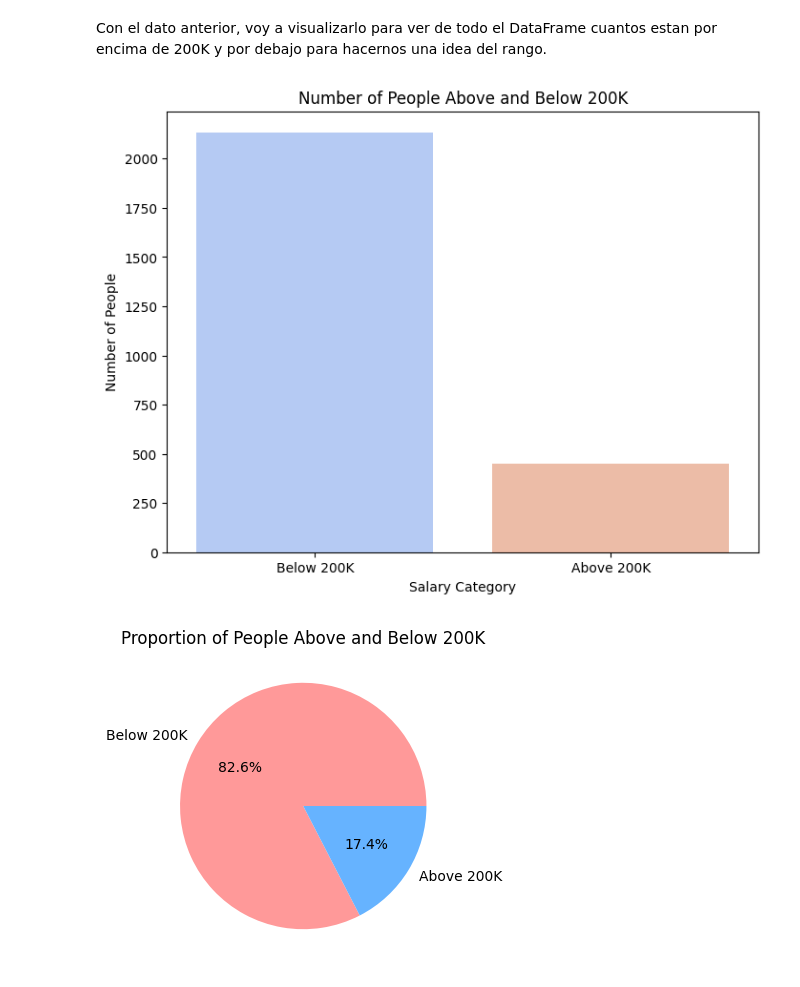
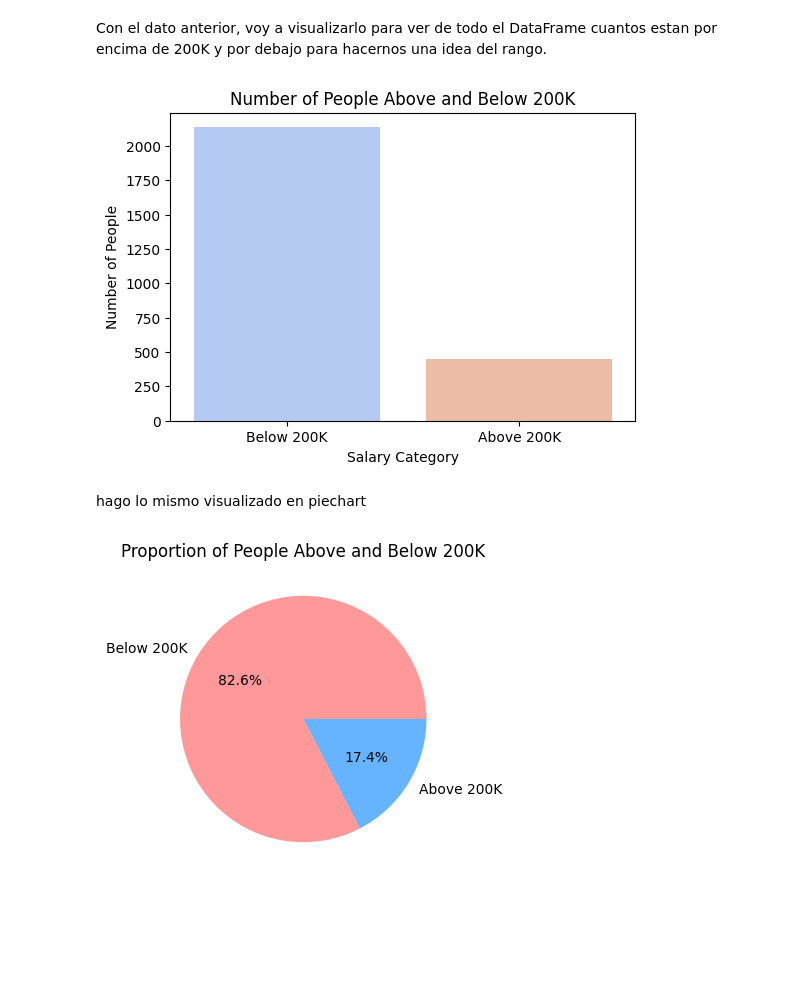
Before and after one commit to liagcaviedes/Data-Analytics-Salaries-Project, a Jupyter notebook: salary_data_ok.ipynb, the cells around one changed output. Drawn from its saved outputs; the diff is of its cells as text; code cells hidden in the pictures; blank space fills up the shorter version.

```diff
--- a/salary_data_ok.ipynb
+++ b/salary_data_ok.ipynb
@@ -348,20 +279,22 @@ Con el dato anterior, voy a visualizarlo para ver de todo el DataFrame cuantos e
 # %%
 # Crear categorías de salarios
 df['salary_category'] = df['salary'].apply(lambda x: 'Above 200K' if x > 200000 else 'Below 200K')
 
 # Contar cuántas personas hay en cada categoría
 salary_count = df['salary_category'].value_counts()
 
 # Crear gráfico de barras
-fig = plt.figure(figsize=(8, 6))
+fig = plt.figure(figsize=(6, 4))
 sns.barplot(x=salary_count.index, y=salary_count.values, palette='coolwarm')
 
 # Añadir títulos y etiquetas
 plt.title('Number of People Above and Below 200K')
 plt.xlabel('Salary Category')
 plt.ylabel('Number of People')
 
 plt.show()
 # %% [output]
-[figure, old version]
+[figure, new version]
+# %% [markdown]
+hago lo mismo visualizado en piechart
 # %%
```
Also changed, not shown: parts of 19 cells of this notebook, 1 other file.
